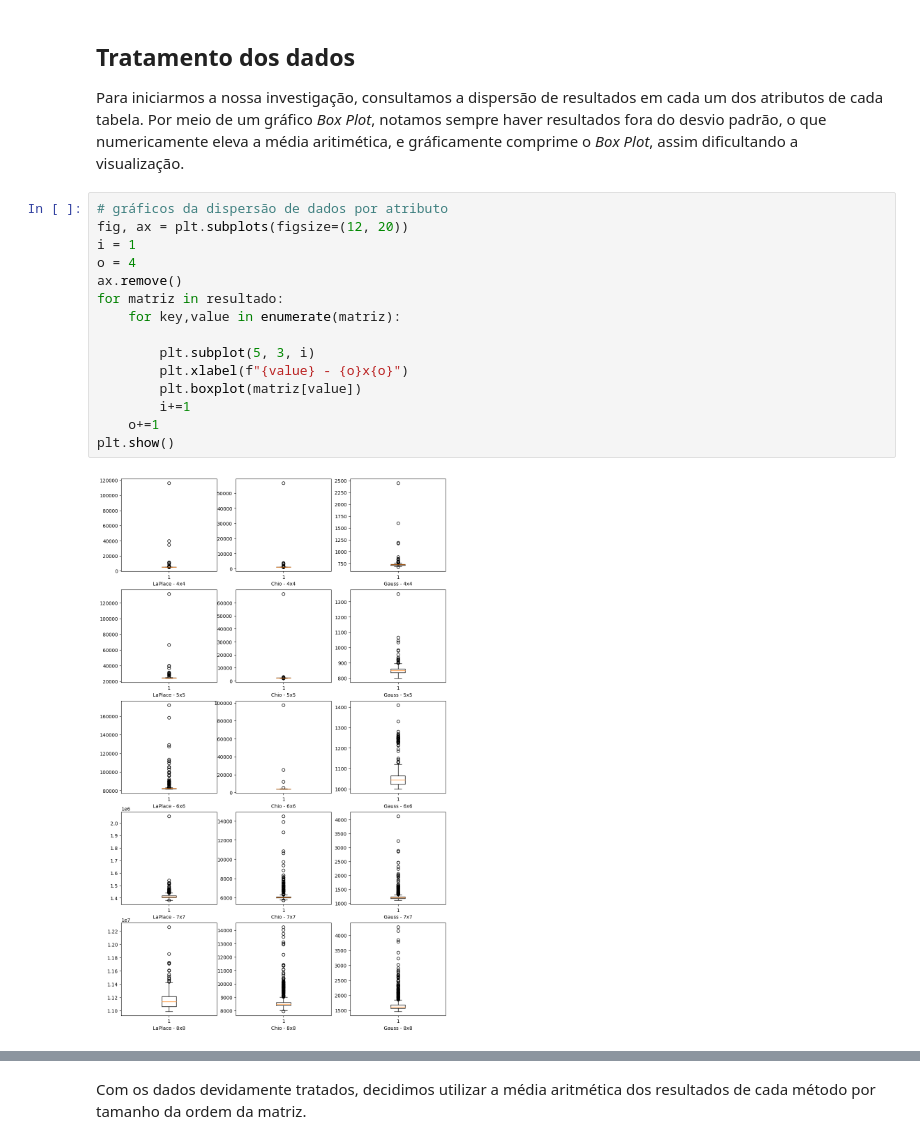
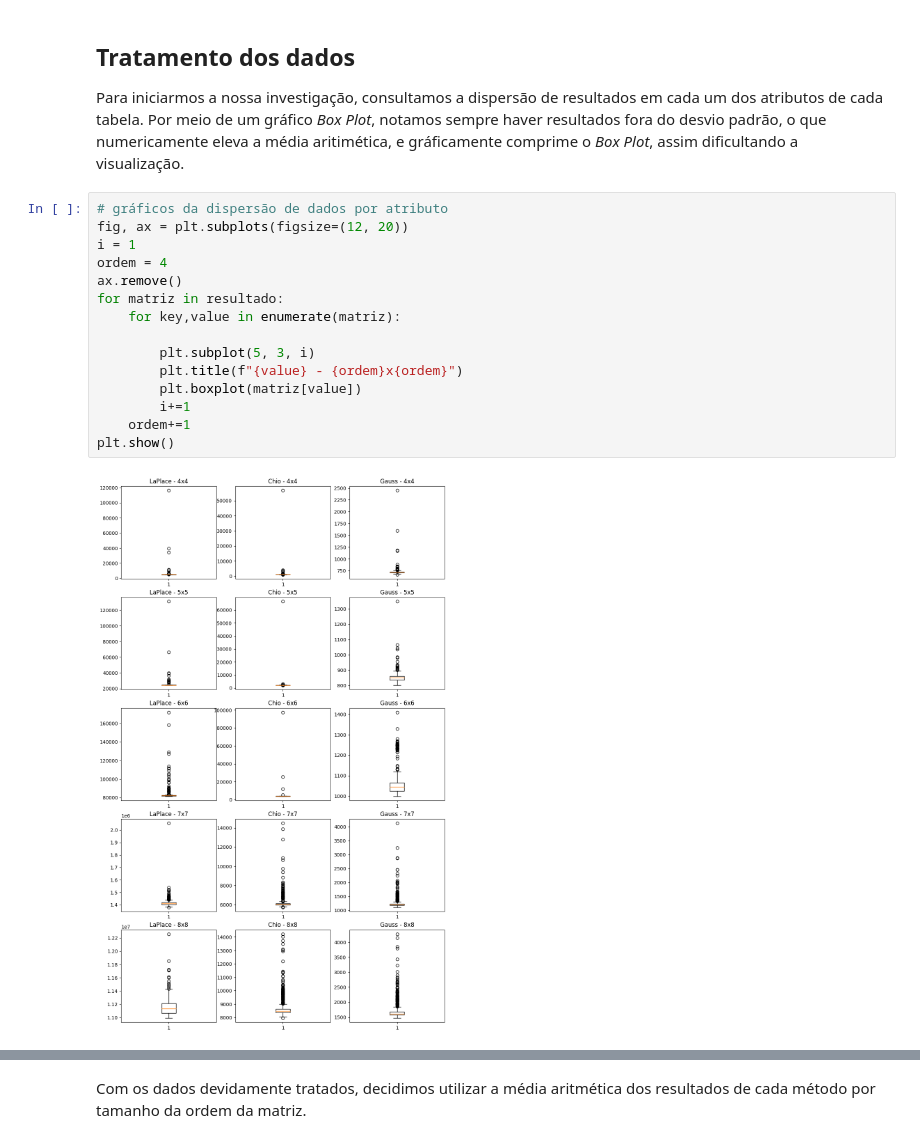
Before and after one commit to guilhermesetim/tempo-execucao-determinantes, a Jupyter notebook: analise-dados/analise-dados-determinantes.ipynb, the cells around one changed output, grey strips where cells are left out. Saved outputs shown, nothing was run; the diff lists cells and outputs as text.

```diff
--- a/analise-dados/analise-dados-determinantes.ipynb
+++ b/analise-dados/analise-dados-determinantes.ipynb
@@ -36,18 +36,18 @@ Para iniciarmos a nossa investigação, consultamos a dispersão de resultados e
 # %%
 # gráficos da dispersão de dados por atributo
 fig, ax = plt.subplots(figsize=(12, 20))
 i = 1
-o = 4
+ordem = 4
 ax.remove()
 for matriz in resultado:
     for key,value in enumerate(matriz):
 
         plt.subplot(5, 3, i)
-        plt.xlabel(f"{value} - {o}x{o}")
+        plt.title(f"{value} - {ordem}x{ordem}")
         plt.boxplot(matriz[value])
         i+=1
-    o+=1
+    ordem+=1
 plt.show()
 # %% [output]
-[figure, old version]
+[figure, new version]
 # %% [markdown]
```
Also changed, not shown: parts of 12 cells of this notebook, 3 other files.
